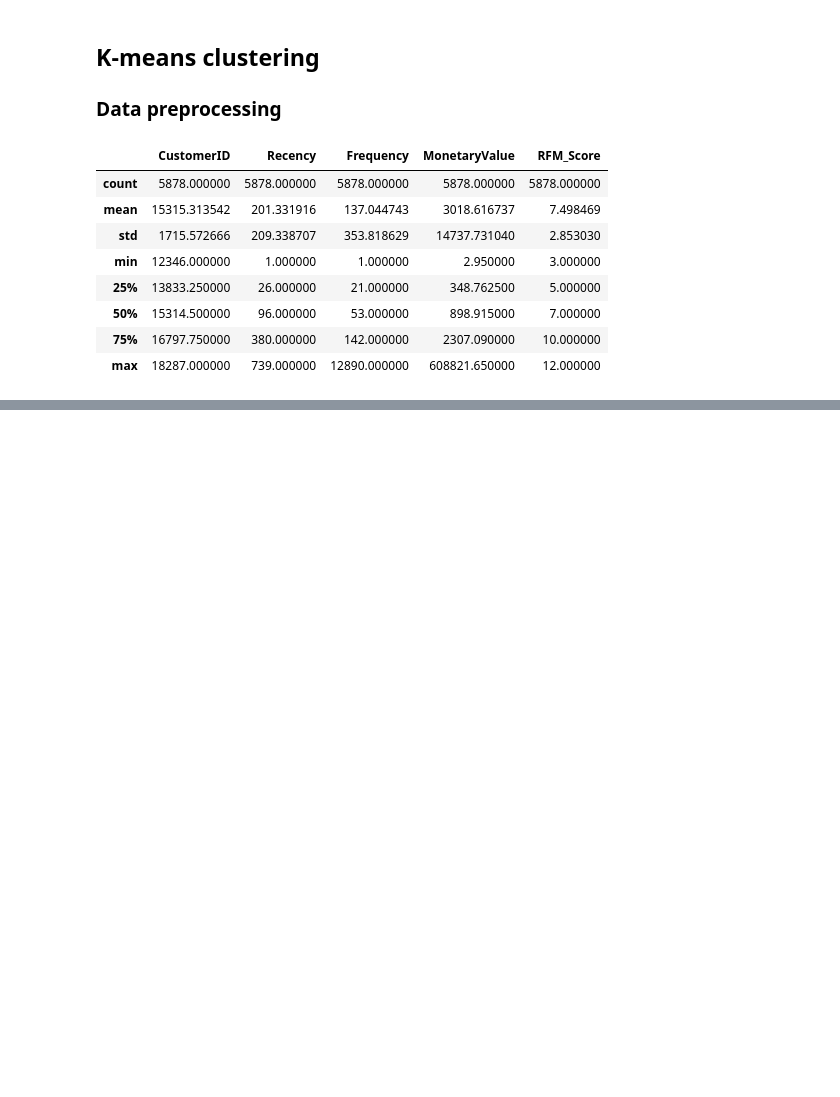
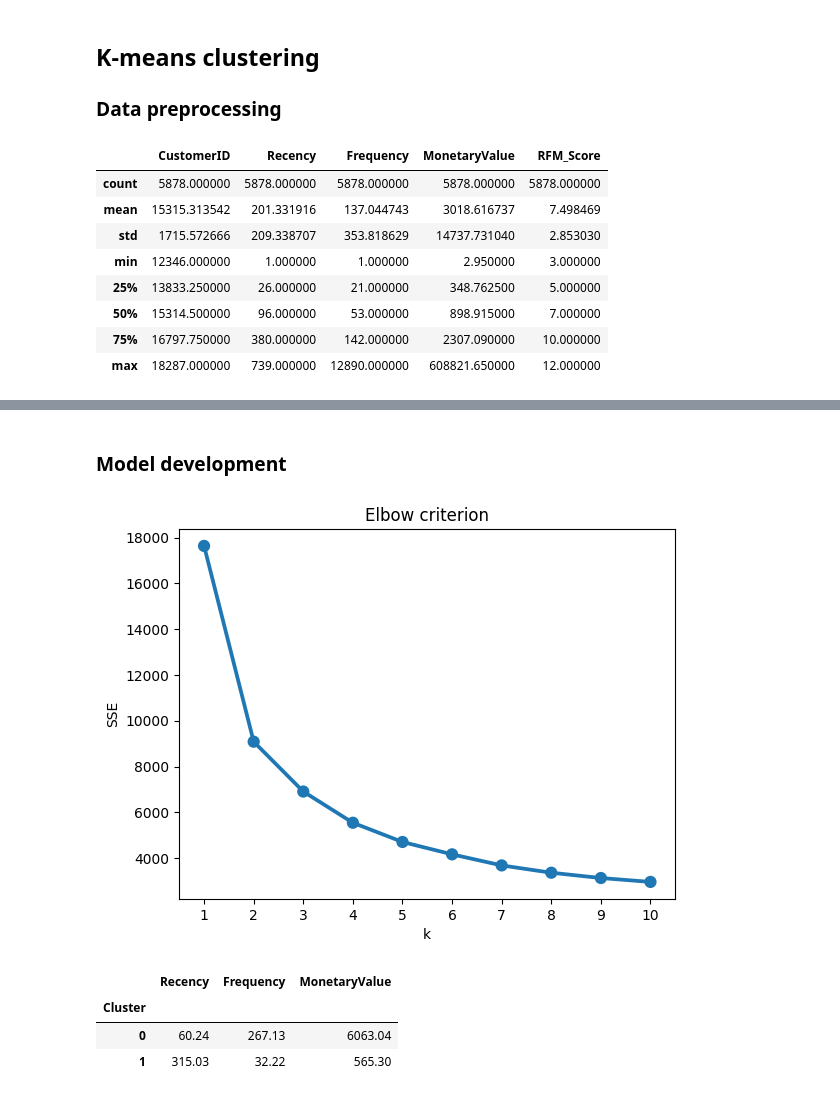
Before and after one commit to antobzzll/antobzzll.github.io, a Jupyter notebook: posts/online-retail-customer-segmentation/index.ipynb, the cells around one changed output, grey strips where cells are left out. Drawn from its saved outputs; the diff is of its cells as text; code cells hidden in the pictures; blank space fills up the shorter version.

```diff
--- a/posts/online-retail-customer-segmentation/index.ipynb
+++ b/posts/online-retail-customer-segmentation/index.ipynb
@@ -279,0 +280,29 @@ sns.displot(pd.DataFrame(datamart_normalized))
+# %% [markdown]
+### Model development
+# %%
+from sklearn.cluster import KMeans
+
+sse = {}
+for k in range(1, 11):
+    kmeans = KMeans(n_clusters=k, random_state=1, n_init=10)
+    kmeans.fit(datamart_normalized)
+    sse[k] = kmeans.inertia_
+
+plt.title("Elbow criterion")
+plt.xlabel('k'); plt.ylabel('SSE')
+sns.pointplot(x=list(sse.keys()), y=list(sse.values()))
+plt.show()
+# %% [output]
+[figure, added]
+# %%
+kmeans = KMeans(n_clusters=2, random_state=1, n_init=10)
+kmeans.fit(datamart_normalized)
+labels_k2 = kmeans.labels_
+
+datamart_rfm_k = datamart_rfm.assign(Cluster = labels_k2)
+datamart_rfm_k.groupby('Cluster').mean().round(2)
+# %% [output]
+|  | Recency | Frequency | MonetaryValue |
+| Cluster |  |  |  |
+| 0 | 60.24 | 267.13 | 6063.04 |
+| 1 | 315.03 | 32.22 | 565.30 |
```
Also changed, not shown: parts of 4 cells of this notebook, 1 other file.
